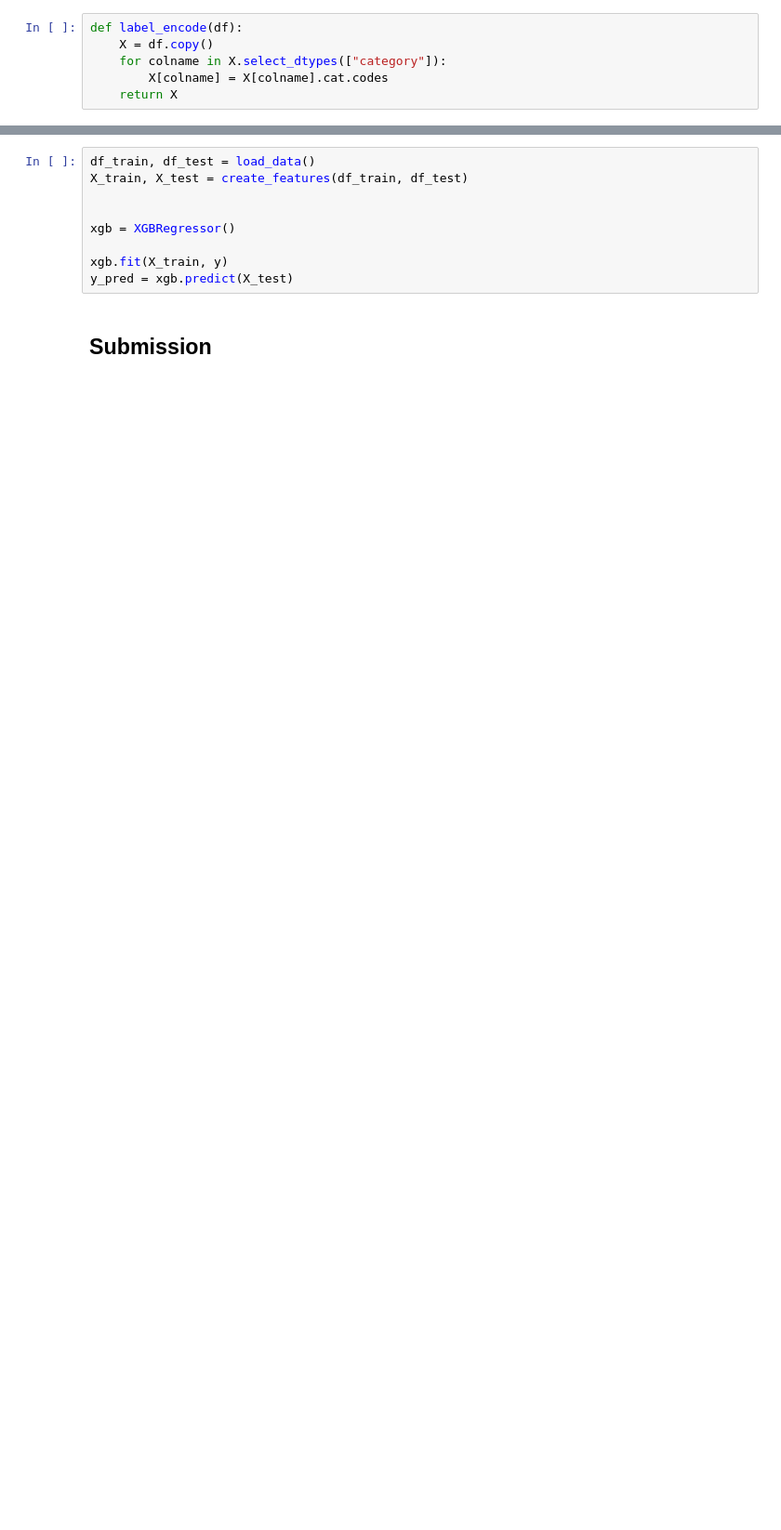
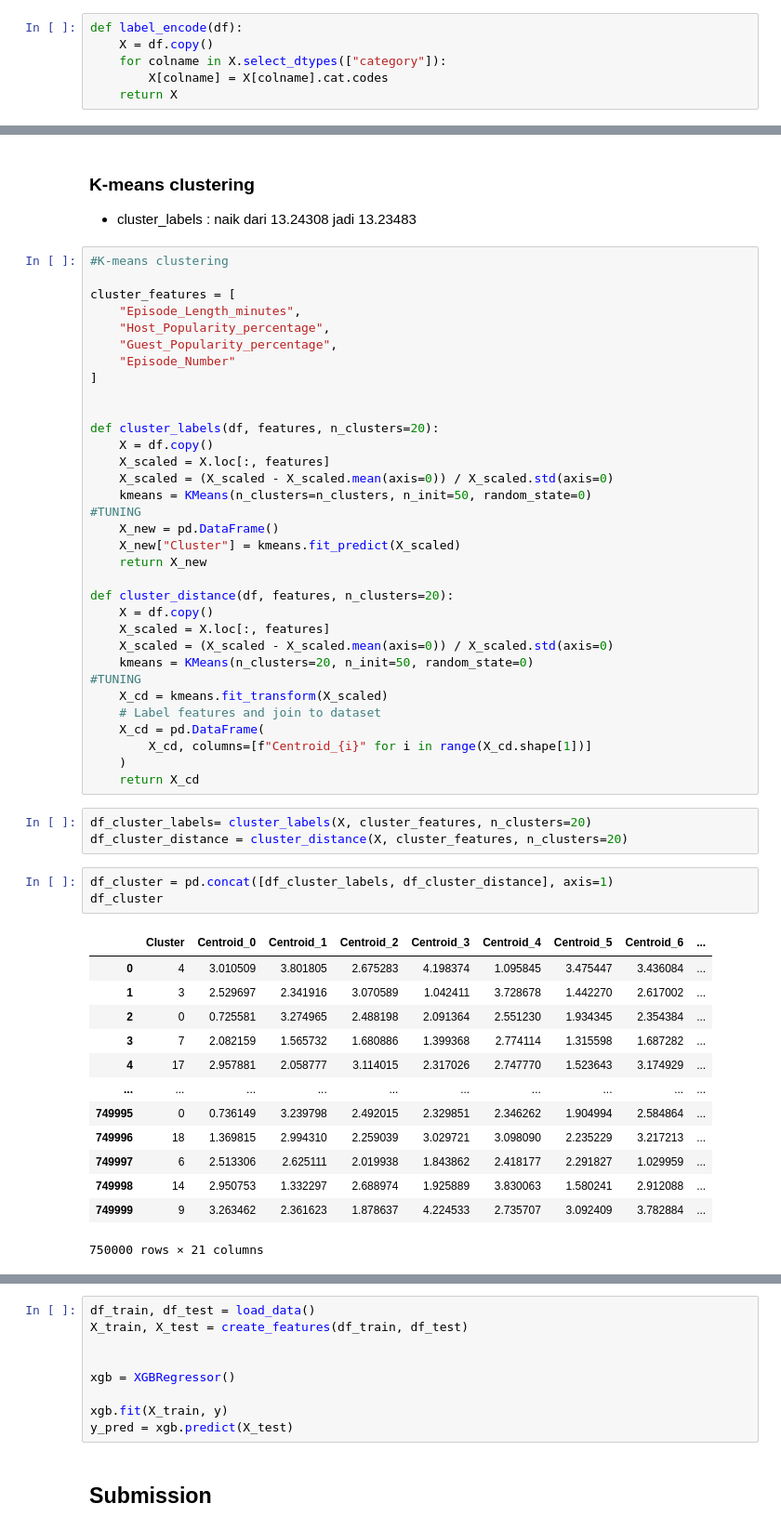
Before and after one commit to AzrilFahmiardi/podcast_listeningtime_compe, a Jupyter notebook: podcast_listeningTime_compe.ipynb, the cells around one changed output, grey strips where cells are left out. Shown: that part at 93% size. Drawn from its saved outputs; the diff is of its cells as text; blank space fills up the shorter version.

```diff
--- a/podcast_listeningTime_compe.ipynb
+++ b/podcast_listeningTime_compe.ipynb
@@ -206,0 +246,55 @@ def label_encode(df):
+# %% [markdown]
+### K-means clustering
+
+- cluster_labels : naik dari 13.24308 jadi 13.23483
+# %%
+#K-means clustering
+
+cluster_features = [
+    "Episode_Length_minutes",
+    "Host_Popularity_percentage",
+    "Guest_Popularity_percentage",
+    "Episode_Number"
+]
+
+
+def cluster_labels(df, features, n_clusters=20):
+    X = df.copy()
+    X_scaled = X.loc[:, features]
+    X_scaled = (X_scaled - X_scaled.mean(axis=0)) / X_scaled.std(axis=0)
+    kmeans = KMeans(n_clusters=n_clusters, n_init=50, random_state=0)               #TUNING
+    X_new = pd.DataFrame()
+    X_new["Cluster"] = kmeans.fit_predict(X_scaled)
+    return X_new
+
+def cluster_distance(df, features, n_clusters=20):
+    X = df.copy()
+    X_scaled = X.loc[:, features]
+    X_scaled = (X_scaled - X_scaled.mean(axis=0)) / X_scaled.std(axis=0)
+    kmeans = KMeans(n_clusters=20, n_init=50, random_state=0)                          #TUNING
+    X_cd = kmeans.fit_transform(X_scaled)
+    # Label features and join to dataset
+    X_cd = pd.DataFrame(
+        X_cd, columns=[f"Centroid_{i}" for i in range(X_cd.shape[1])]
+    )
+    return X_cd
+# %%
+df_cluster_labels= cluster_labels(X, cluster_features, n_clusters=20)
+df_cluster_distance = cluster_distance(X, cluster_features, n_clusters=20)
+# %%
+df_cluster = pd.concat([df_cluster_labels, df_cluster_distance], axis=1)
+df_cluster
+# %% [output]
+|  | Cluster | Centroid_0 | Centroid_1 | Centroid_2 | Centroid_3 | Centroid_4 | Centroid_5 | Centroid_6 | ... |
+| 0 | 4 | 3.010509 | 3.801805 | 2.675283 | 4.198374 | 1.095845 | 3.475447 | 3.436084 | ... |
+| 1 | 3 | 2.529697 | 2.341916 | 3.070589 | 1.042411 | 3.728678 | 1.442270 | 2.617002 | ... |
+| 2 | 0 | 0.725581 | 3.274965 | 2.488198 | 2.091364 | 2.551230 | 1.934345 | 2.354384 | ... |
+| 3 | 7 | 2.082159 | 1.565732 | 1.680886 | 1.399368 | 2.774114 | 1.315598 | 1.687282 | ... |
+| 4 | 17 | 2.957881 | 2.058777 | 3.114015 | 2.317026 | 2.747770 | 1.523643 | 3.174929 | ... |
+| ... | ... | ... | ... | ... | ... | ... | ... | ... | ... |
+| 749995 | 0 | 0.736149 | 3.239798 | 2.492015 | 2.329851 | 2.346262 | 1.904994 | 2.584864 | ... |
+| 749996 | 18 | 1.369815 | 2.994310 | 2.259039 | 3.029721 | 3.098090 | 2.235229 | 3.217213 | ... |
+| 749997 | 6 | 2.513306 | 2.625111 | 2.019938 | 1.843862 | 2.418177 | 2.291827 | 1.029959 | ... |
+| 749998 | 14 | 2.950753 | 1.332297 | 2.688974 | 1.925889 | 3.830063 | 1.580241 | 2.912088 | ... |
+| 749999 | 9 | 3.263462 | 2.361623 | 1.878637 | 4.224533 | 2.735707 | 3.092409 | 3.782884 | ... |
+750000 rows × 21 columns
```
Also changed, not shown: parts of 16 cells of this notebook, 2 other files.
